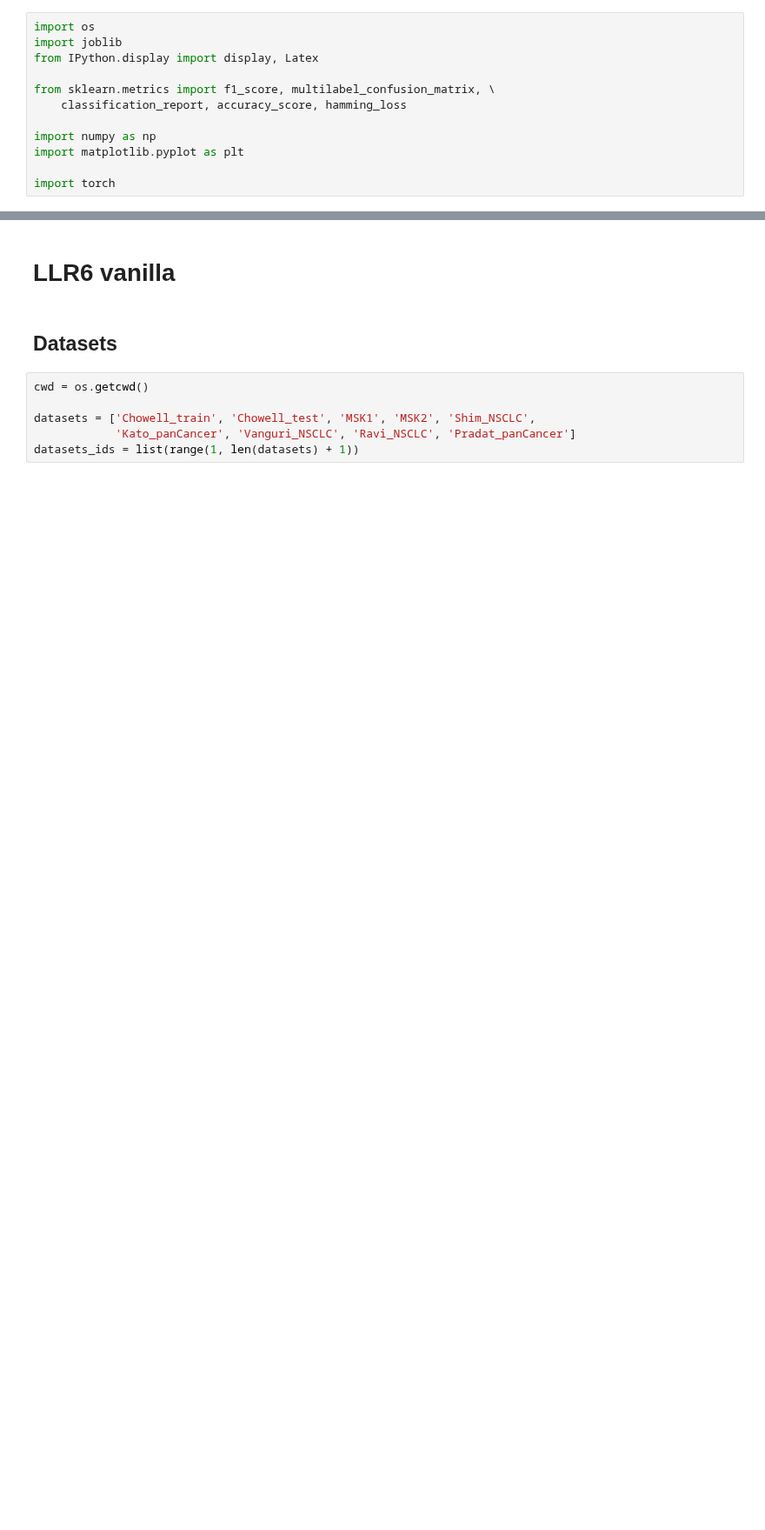
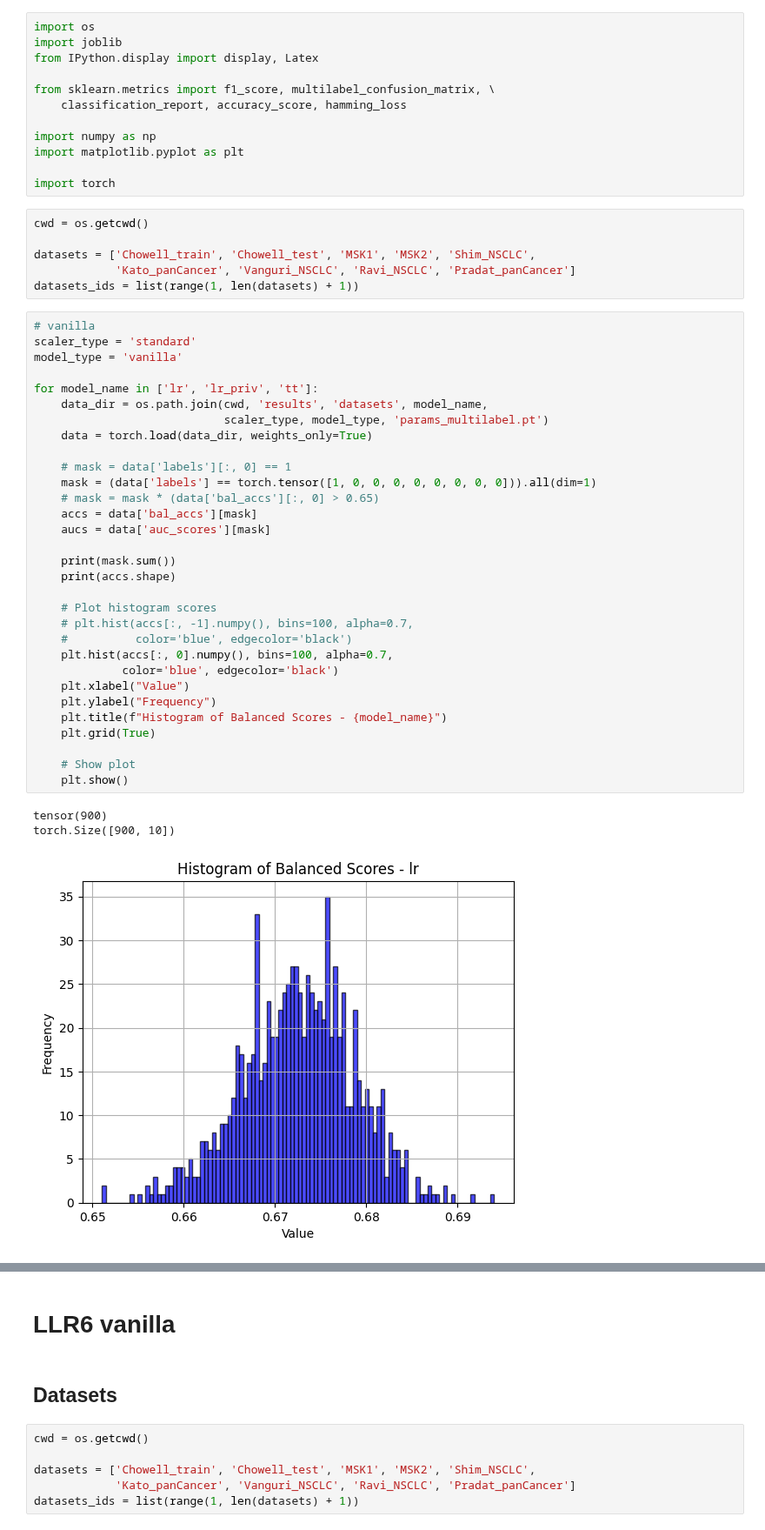
Before and after one commit to joserapa98/tns4loris, a Jupyter notebook: privacy/attacks.ipynb, the cells around one changed output, grey strips where cells are left out. Shown at 87% size. Cells and saved outputs as stored; diff of their text form; blank space fills up the shorter version.

Commit message:
Explore accuracies models

```diff
--- a/privacy/attacks.ipynb
+++ b/privacy/attacks.ipynb
@@ -10,3 +10,44 @@ import numpy as np
 import matplotlib.pyplot as plt
 
 import torch
+# %%
+cwd = os.getcwd()
+
+datasets = ['Chowell_train', 'Chowell_test', 'MSK1', 'MSK2', 'Shim_NSCLC',
+            'Kato_panCancer', 'Vanguri_NSCLC', 'Ravi_NSCLC', 'Pradat_panCancer']
+datasets_ids = list(range(1, len(datasets) + 1))
+# %%
+# vanilla
+scaler_type = 'standard'
+model_type = 'vanilla'
+
+for model_name in ['lr', 'lr_priv', 'tt']:
+    data_dir = os.path.join(cwd, 'results', 'datasets', model_name,
+                            scaler_type, model_type, 'params_multilabel.pt')
+    data = torch.load(data_dir, weights_only=True)
+
+    # mask = data['labels'][:, 0] == 1
+    mask = (data['labels'] == torch.tensor([1, 0, 0, 0, 0, 0, 0, 0, 0])).all(dim=1)
+    # mask = mask * (data['bal_accs'][:, 0] > 0.65)
+    accs = data['bal_accs'][mask]
+    aucs = data['auc_scores'][mask]
+
+    print(mask.sum())
+    print(accs.shape)
+
+    # Plot histogram scores
+    # plt.hist(accs[:, -1].numpy(), bins=100, alpha=0.7,
+    #          color='blue', edgecolor='black')
+    plt.hist(accs[:, 0].numpy(), bins=100, alpha=0.7,
+             color='blue', edgecolor='black')
+    plt.xlabel("Value")
+    plt.ylabel("Frequency")
+    plt.title(f"Histogram of Balanced Scores - {model_name}")
+    plt.grid(True)
+
+    # Show plot
+    plt.show()
+# %% [output]
+tensor(900)
+torch.Size([900, 10])
+[figure, added]
```
Also changed, not shown: parts of 15 cells of this notebook.
